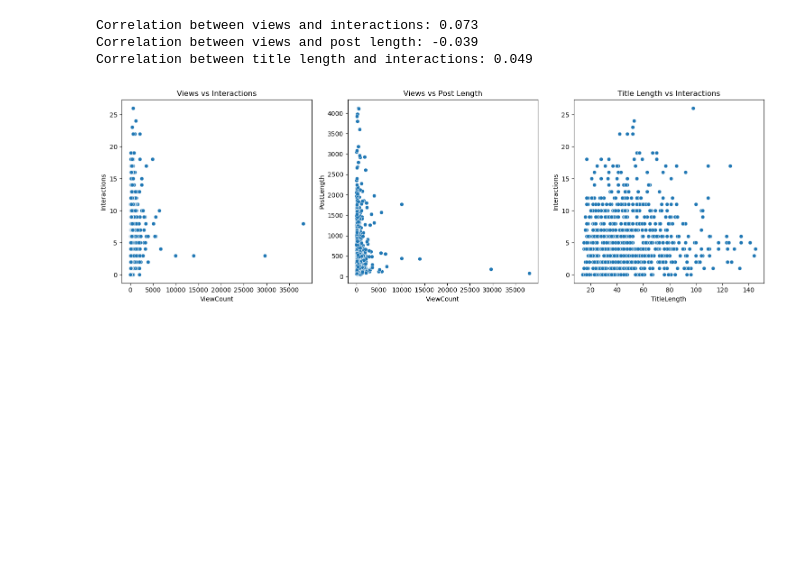
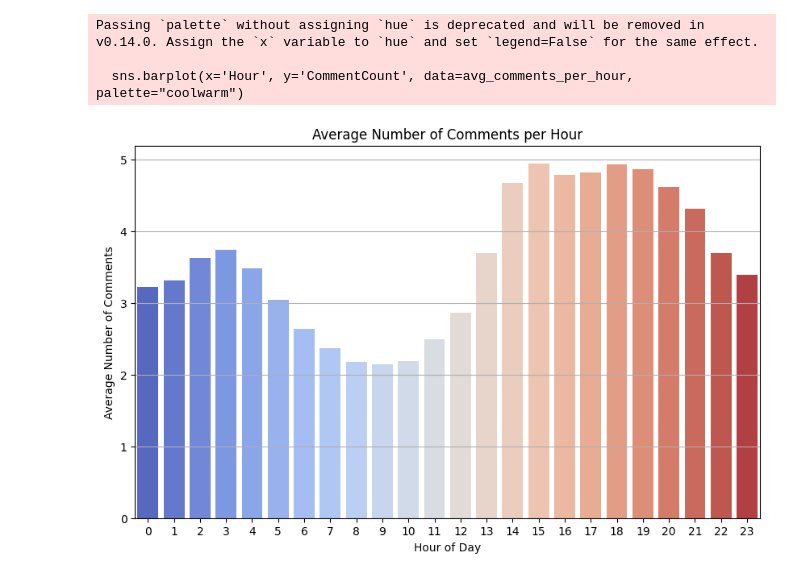
Before and after one commit to bas0N/stack-exchange-data-analysis, a Jupyter notebook: assignment3.ipynb, the cells around one changed output. Saved outputs shown, nothing was run; the diff lists cells and outputs as text; code cells hidden in the pictures; blank space fills up the shorter version.

```diff
--- a/assignment3.ipynb
+++ b/assignment3.ipynb
@@ -64,38 +10,16 @@ TitleLength   -0.017745      0.049363    0.201939     1.000000
-# %%
-# Continuing from the previous code where we parsed the Posts.xml file and added necessary columns:
-
-# Calculate individual correlations
-views_to_interactions_corr = posts_df['ViewCount'].corr(posts_df['Interactions'])
-views_to_post_length_corr = posts_df['ViewCount'].corr(posts_df['PostLength'])
-title_length_to_interactions_corr = posts_df['TitleLength'].corr(posts_df['Interactions'])
-
-# Display individual correlations
-print(f"Correlation between views and interactions: {views_to_interactions_corr:.3f}")
-print(f"Correlation between views and post length: {views_to_post_length_corr:.3f}")
-print(f"Correlation between title length and interactions: {title_length_to_interactions_corr:.3f}")
-
-# Create scatter plots for visualizing individual correlations
-plt.figure(figsize=(15, 5))
-
-# Views to Interactions
-plt.subplot(1, 3, 1)
-sns.scatterplot(x=posts_df['ViewCount'], y=posts_df['Interactions'])
-plt.title('Views vs Interactions')
-
-# Views to Post Length
-plt.subplot(1, 3, 2)
-sns.scatterplot(x=posts_df['ViewCount'], y=posts_df['PostLength'])
-plt.title('Views vs Post Length')
-
-# Title Length vs Interactions
-plt.subplot(1, 3, 3)
-sns.scatterplot(x=posts_df['TitleLength'], y=posts_df['Interactions'])
-plt.title('Title Length vs Interactions')
-
-plt.tight_layout()
-plt.show()
-# %% [output]
-Correlation between views and interactions: 0.073
-Correlation between views and post length: -0.039
-Correlation between title length and interactions: 0.049
-[figure, removed]
+# %%
+Posts = pd.read_xml('Posts.xml')
+# PostLinks = pd.read_xml('PostLinks.xml')
+Users = pd.read_xml('Users.xml')
+Votes = pd.read_xml('Votes.xml')
+# Tags = pd.read_xml('Tags.xml')
+# PostHistory = pd.read_xml('PostHistory.xml')
+Comments = pd.read_xml('Comments.xml')
+# Badges = pd.read_xml('Badges.xml')
+# %%
+analyze_comment_times(Comments)
+# %% [output]
+Passing `palette` without assigning `hue` is deprecated and will be removed in v0.14.0. Assign the `x` variable to `hue` and set `legend=False` for the same effect.
+
+  sns.barplot(x='Hour', y='CommentCount', data=avg_comments_per_hour, palette="coolwarm")
+[figure, added]
```
Also changed, not shown: parts of 8 cells of this notebook, 2 other files.
